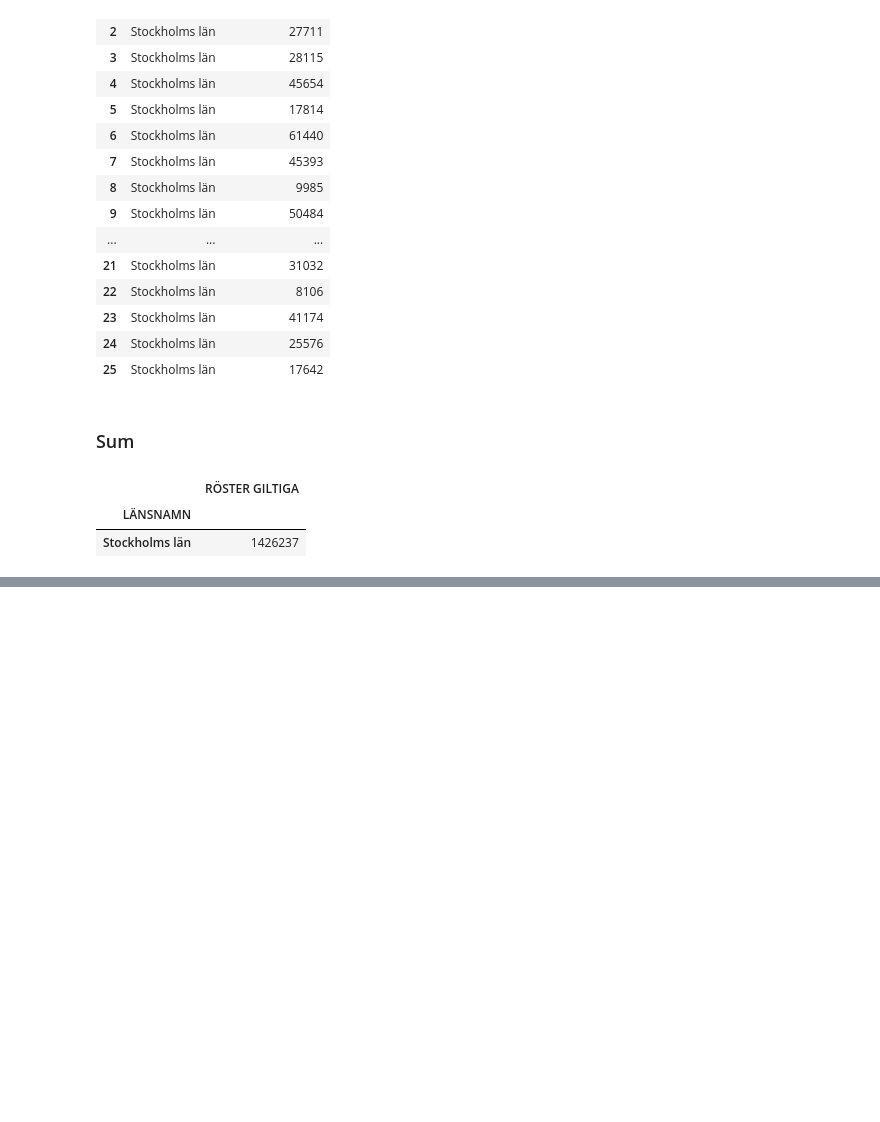
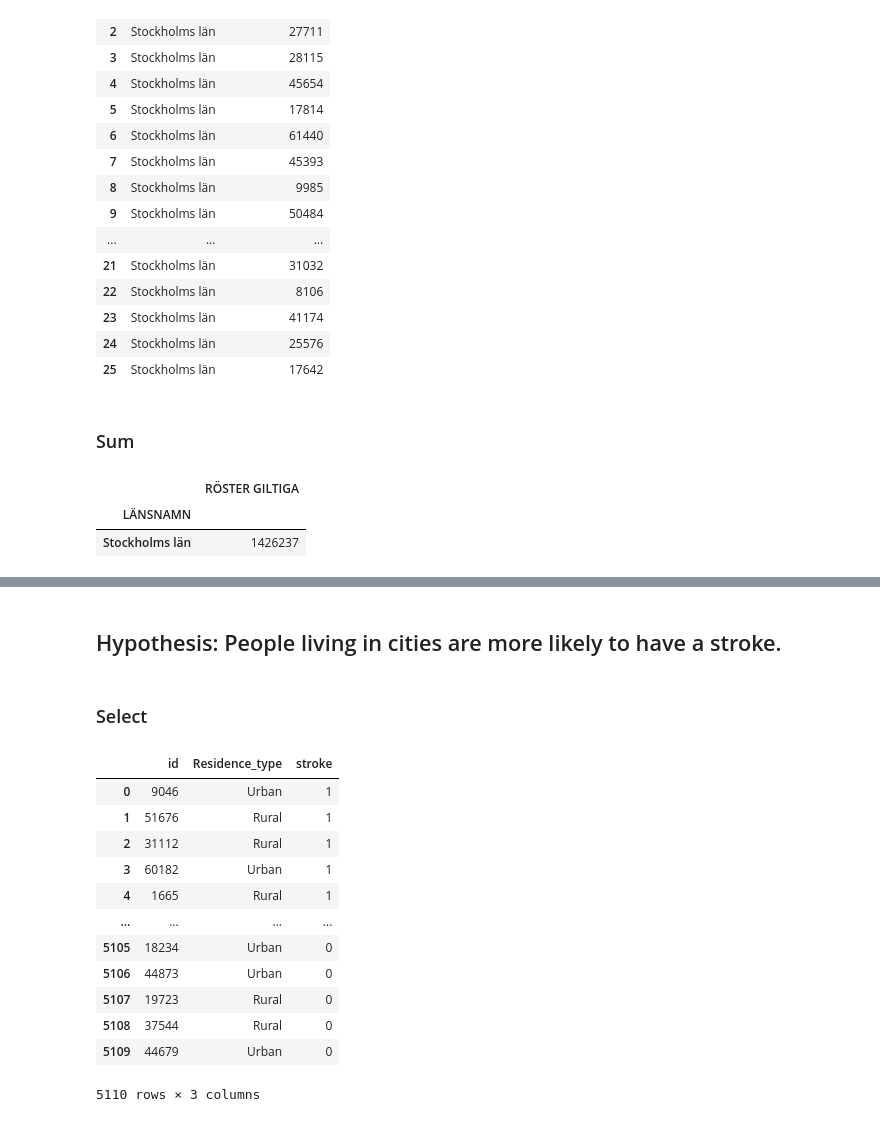
Before and after one commit to SunnyStare/SU-MT4007-Statistisk-databehandling, a Jupyter notebook: HW2/Working with tables.ipynb, the cells around one changed output, grey strips where cells are left out. Cells and saved outputs as stored; diff of their text form; code cells hidden in the pictures; blank space fills up the shorter version.

```diff
--- a/HW2/Working with tables.ipynb
+++ b/HW2/Working with tables.ipynb
@@ -203,0 +289,24 @@ stockholm_df.groupby ("LÄNSNAMN").sum()
+# %% [markdown]
+## Hypothesis: People living in cities are more likely to have a stroke.
+# %% [markdown]
+### Select
+# %%
+relevant_df3 = df3[["id", "Residence_type", "stroke"]].copy()
+#relevant_df2_2.loc[:, 'S'] = relevant_df2_2['S'].str.replace(',', '.').astype(float)
+#relevant_df2_2['S'] = pd.to_numeric(relevant_df2_2['S'])
+# print("datatype:\n",relevant_df2_2.dtypes)
+relevant_df3
+# %% [output]
+|  | id | Residence_type | stroke |
+| 0 | 9046 | Urban | 1 |
+| 1 | 51676 | Rural | 1 |
+| 2 | 31112 | Rural | 1 |
+| 3 | 60182 | Urban | 1 |
+| 4 | 1665 | Rural | 1 |
+| ... | ... | ... | ... |
+| 5105 | 18234 | Urban | 0 |
+| 5106 | 44873 | Urban | 0 |
+| 5107 | 19723 | Rural | 0 |
+| 5108 | 37544 | Rural | 0 |
+| 5109 | 44679 | Urban | 0 |
+5110 rows × 3 columns
```
Also changed, not shown: parts of 40 cells of this notebook.
